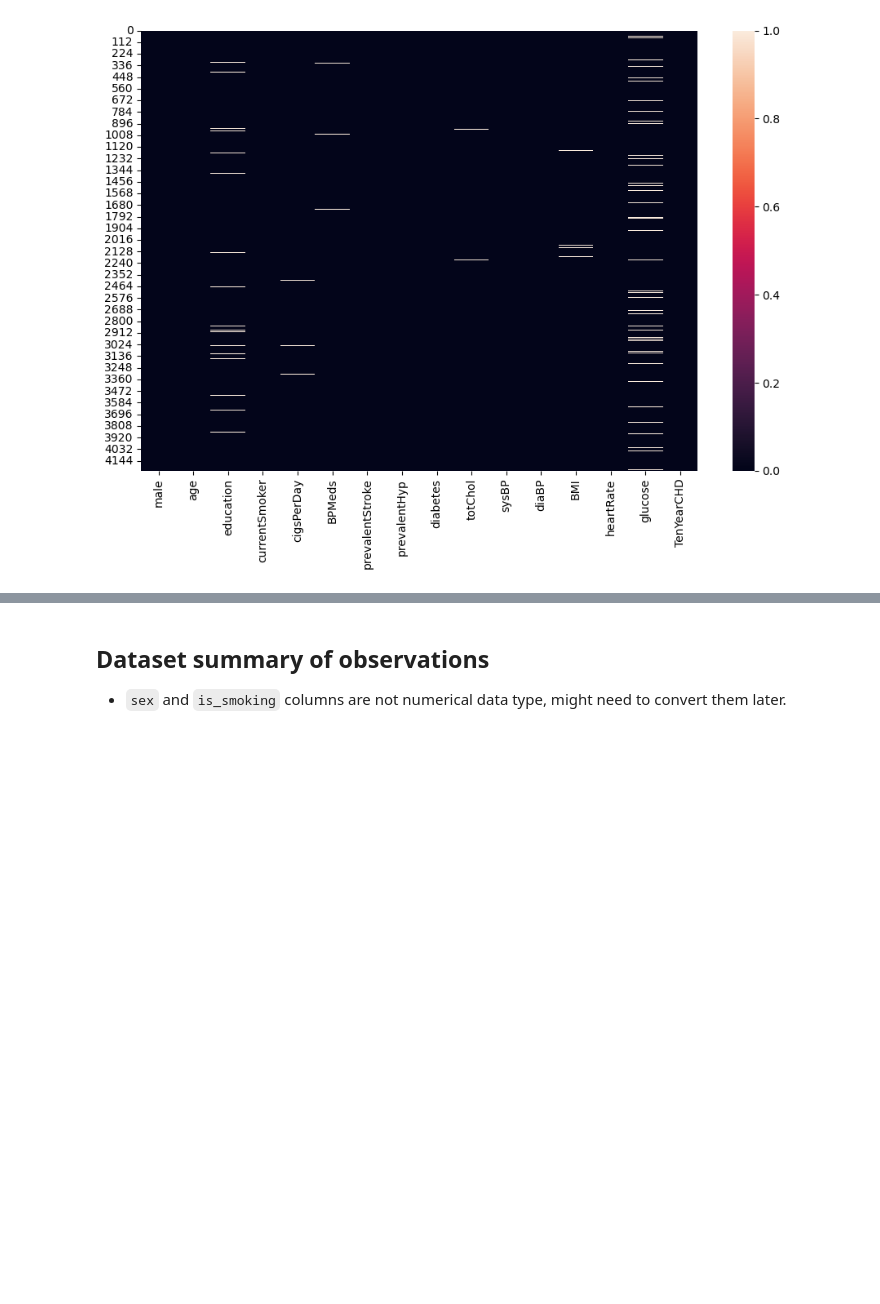
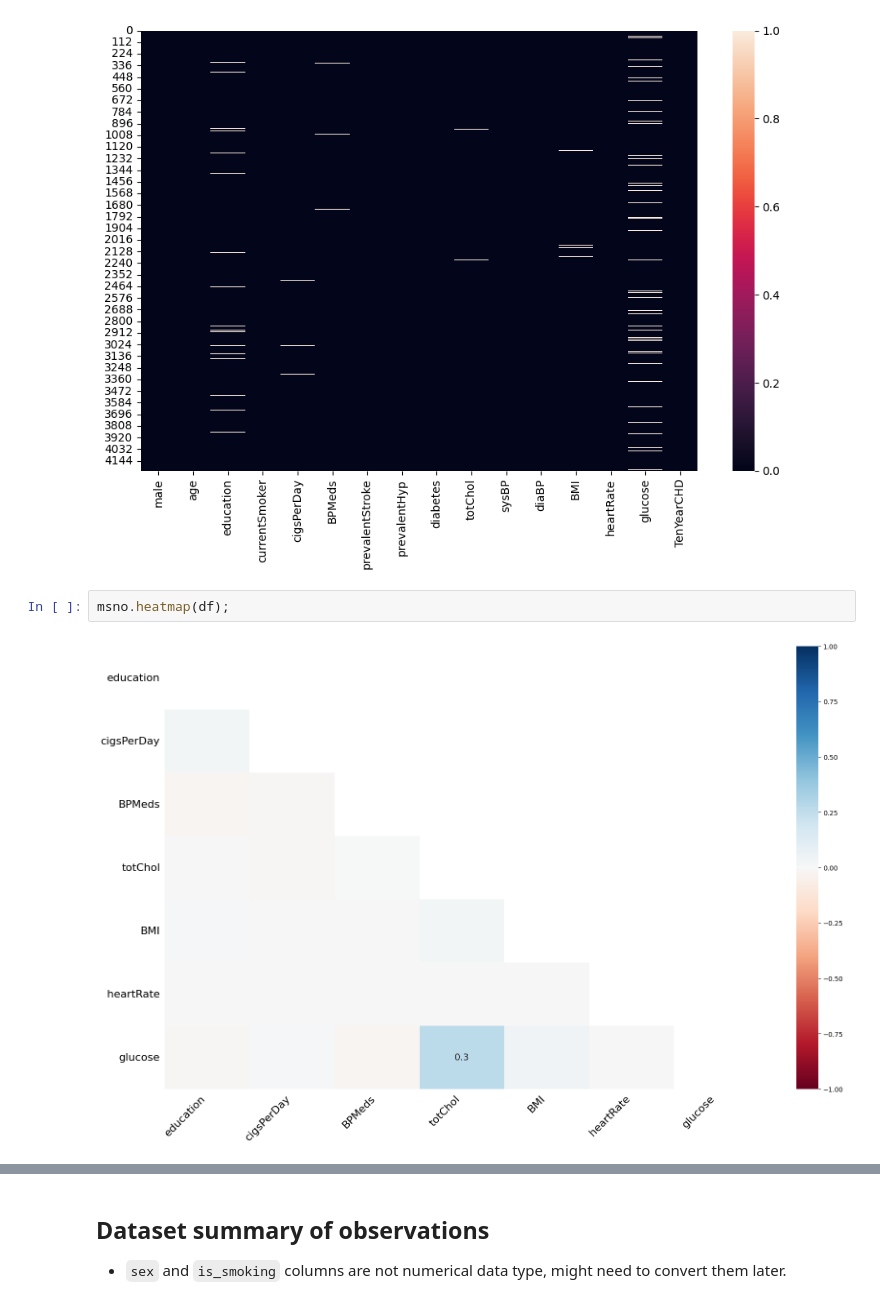
Before and after one commit to airenare/Heart-Disease-Risk-Prediction, a Jupyter notebook: notebooks/1_data_wrangling.ipynb, the cells around one changed output, grey strips where cells are left out. Drawn from its saved outputs; the diff is of its cells as text; blank space fills up the shorter version.

```diff
--- a/notebooks/1_data_wrangling.ipynb
+++ b/notebooks/1_data_wrangling.ipynb
@@ -106,3 +108,7 @@ plt.figure(figsize=(11,7))
 sns.heatmap(df.isna());
 # %% [output]
 [figure]
+# %%
+msno.heatmap(df);
+# %% [output]
+[figure, added]
```
Also changed, not shown: parts of 16 cells of this notebook, 27 other files.
